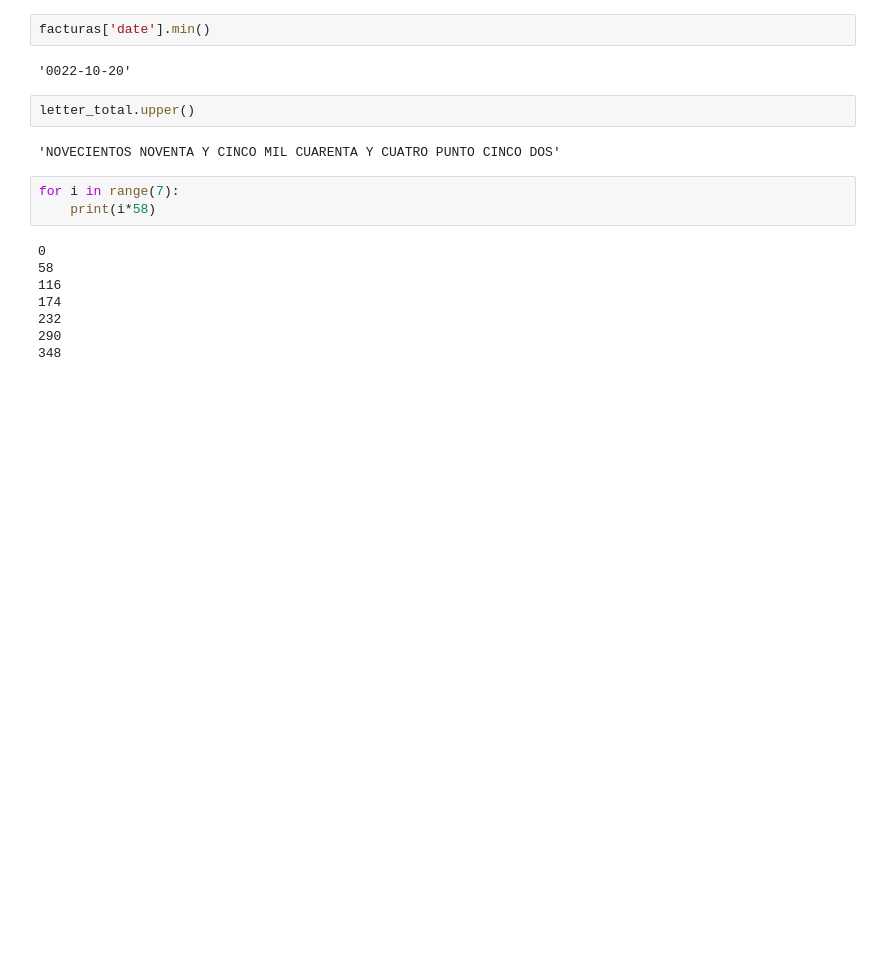
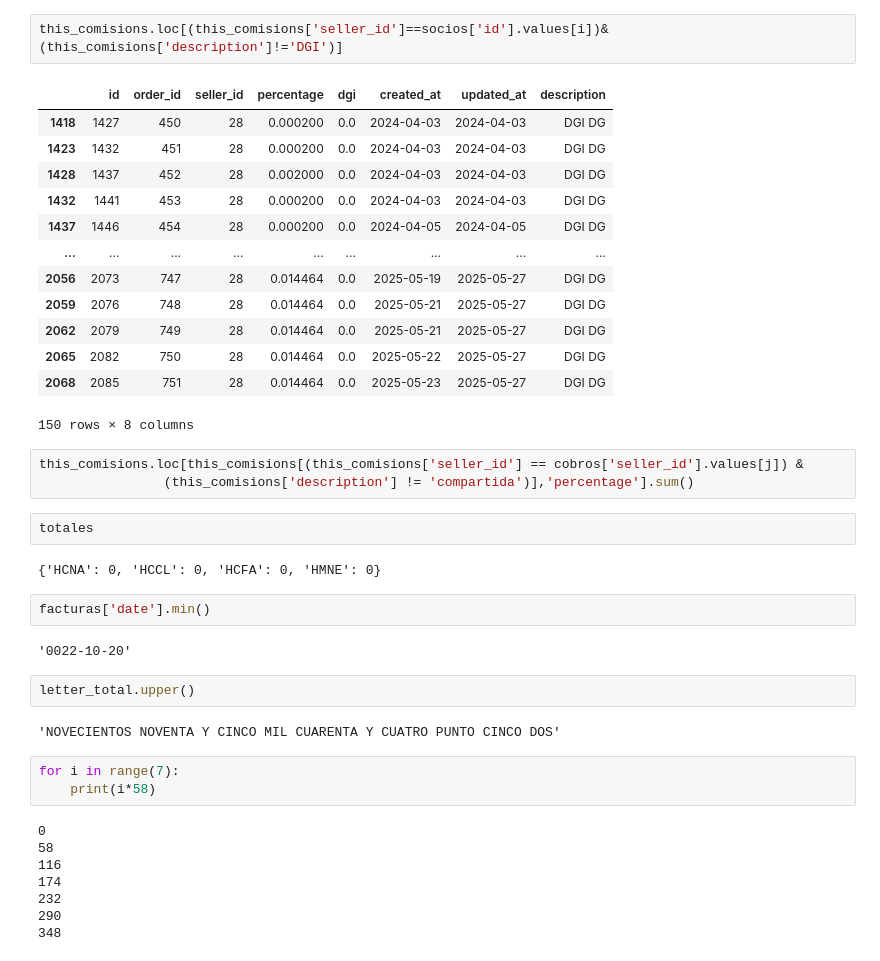
Before and after one commit to AjoloteCosmico/tyrsaAdmin, a Jupyter notebook: public/notebook.ipynb, the cells around one changed output. Saved outputs shown, nothing was run; the diff lists cells and outputs as text; blank space fills up the shorter version.

```diff
--- a/public/notebook.ipynb
+++ b/public/notebook.ipynb
@@ -542,3 +403,26 @@ Name: facture, dtype: object
+# %%
+this_comisions.loc[(this_comisions['seller_id']==socios['id'].values[i])&(this_comisions['description']!='DGI')]
+# %% [output]
+|  | id | order_id | seller_id | percentage | dgi | created_at | updated_at | description |
+| 1418 | 1427 | 450 | 28 | 0.000200 | 0.0 | 2024-04-03 | 2024-04-03 | DGI DG |
+| 1423 | 1432 | 451 | 28 | 0.000200 | 0.0 | 2024-04-03 | 2024-04-03 | DGI DG |
+| 1428 | 1437 | 452 | 28 | 0.002000 | 0.0 | 2024-04-03 | 2024-04-03 | DGI DG |
+| 1432 | 1441 | 453 | 28 | 0.000200 | 0.0 | 2024-04-03 | 2024-04-03 | DGI DG |
+| 1437 | 1446 | 454 | 28 | 0.000200 | 0.0 | 2024-04-05 | 2024-04-05 | DGI DG |
+| ... | ... | ... | ... | ... | ... | ... | ... | ... |
+| 2056 | 2073 | 747 | 28 | 0.014464 | 0.0 | 2025-05-19 | 2025-05-27 | DGI DG |
+| 2059 | 2076 | 748 | 28 | 0.014464 | 0.0 | 2025-05-21 | 2025-05-27 | DGI DG |
+| 2062 | 2079 | 749 | 28 | 0.014464 | 0.0 | 2025-05-21 | 2025-05-27 | DGI DG |
+| 2065 | 2082 | 750 | 28 | 0.014464 | 0.0 | 2025-05-22 | 2025-05-27 | DGI DG |
+| 2068 | 2085 | 751 | 28 | 0.014464 | 0.0 | 2025-05-23 | 2025-05-27 | DGI DG |
+150 rows × 8 columns
+# %%
+this_comisions.loc[this_comisions[(this_comisions['seller_id'] == cobros['seller_id'].values[j]) &
+                (this_comisions['description'] != 'compartida')],'percentage'].sum()
+# %%
+totales
+# %% [output]
+{'HCNA': 0, 'HCCL': 0, 'HCFA': 0, 'HMNE': 0}
 # %%
 facturas['date'].min()
 # %% [output]
```
Also changed, not shown: parts of 1 cell of this notebook, 6 other files.
